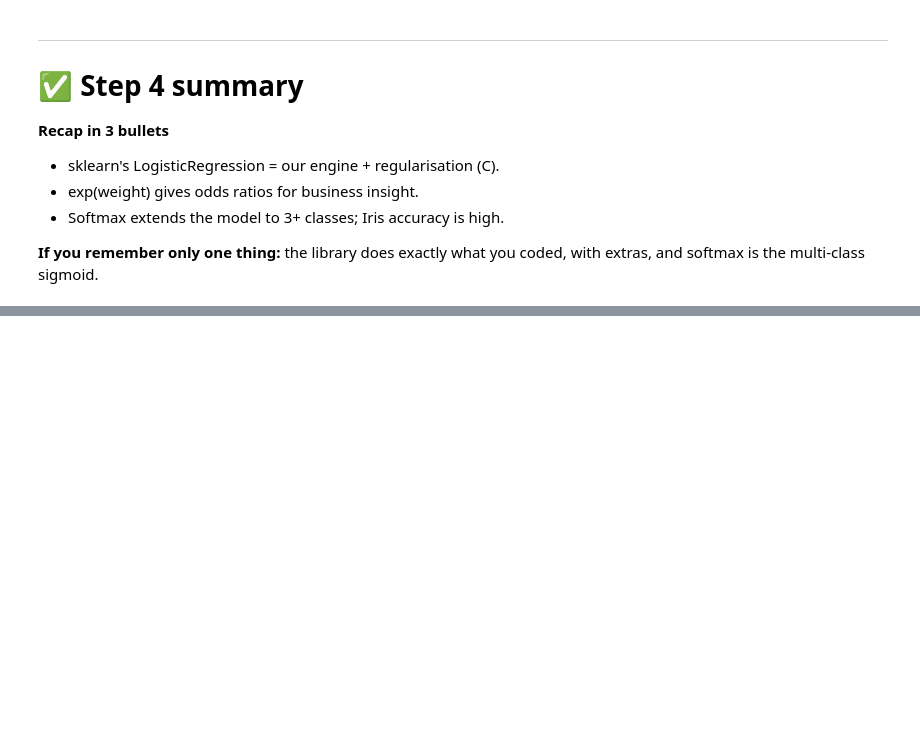
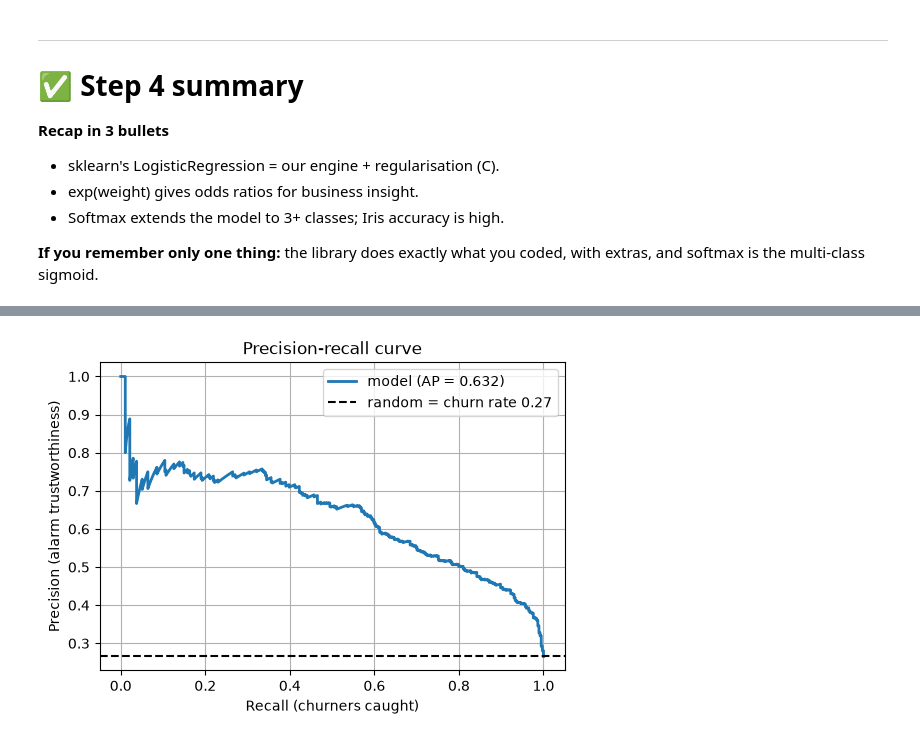
Before and after one commit to Arnav-Shrivastava/logistic-regression-zero-to-one, a Jupyter notebook: logistic_regression_zero_to_one.ipynb, the cells around one changed output, grey strips where cells are left out. Saved outputs shown, nothing was run; the diff lists cells and outputs as text; code cells hidden in the pictures; blank space fills up the shorter version.

```diff
--- a/logistic_regression_zero_to_one.ipynb
+++ b/logistic_regression_zero_to_one.ipynb
@@ -1287,0 +1444,9 @@ Softmax divides each `e^score` by the total of all of them, so the shares must a
+# %%
+prec, rec, _ = precision_recall_curve(y_test, proba)      # precision & recall at each threshold
+ap = average_precision_score(y_test, proba)                 # area-like summary of the PR curve
+plt.plot(rec, prec, lw=2, label=f"model (AP = {ap:.3f})")
+plt.axhline(y_test.mean(), color="k", ls="--", label=f"random = churn rate {y_test.mean():.2f}")
+plt.xlabel("Recall (churners caught)"); plt.ylabel("Precision (alarm trustworthiness)")
+plt.legend(); plt.title("Precision-recall curve"); plt.show()
+# %% [output]
+[figure, added]
```
Also changed, not shown: parts of 26 cells of this notebook.
